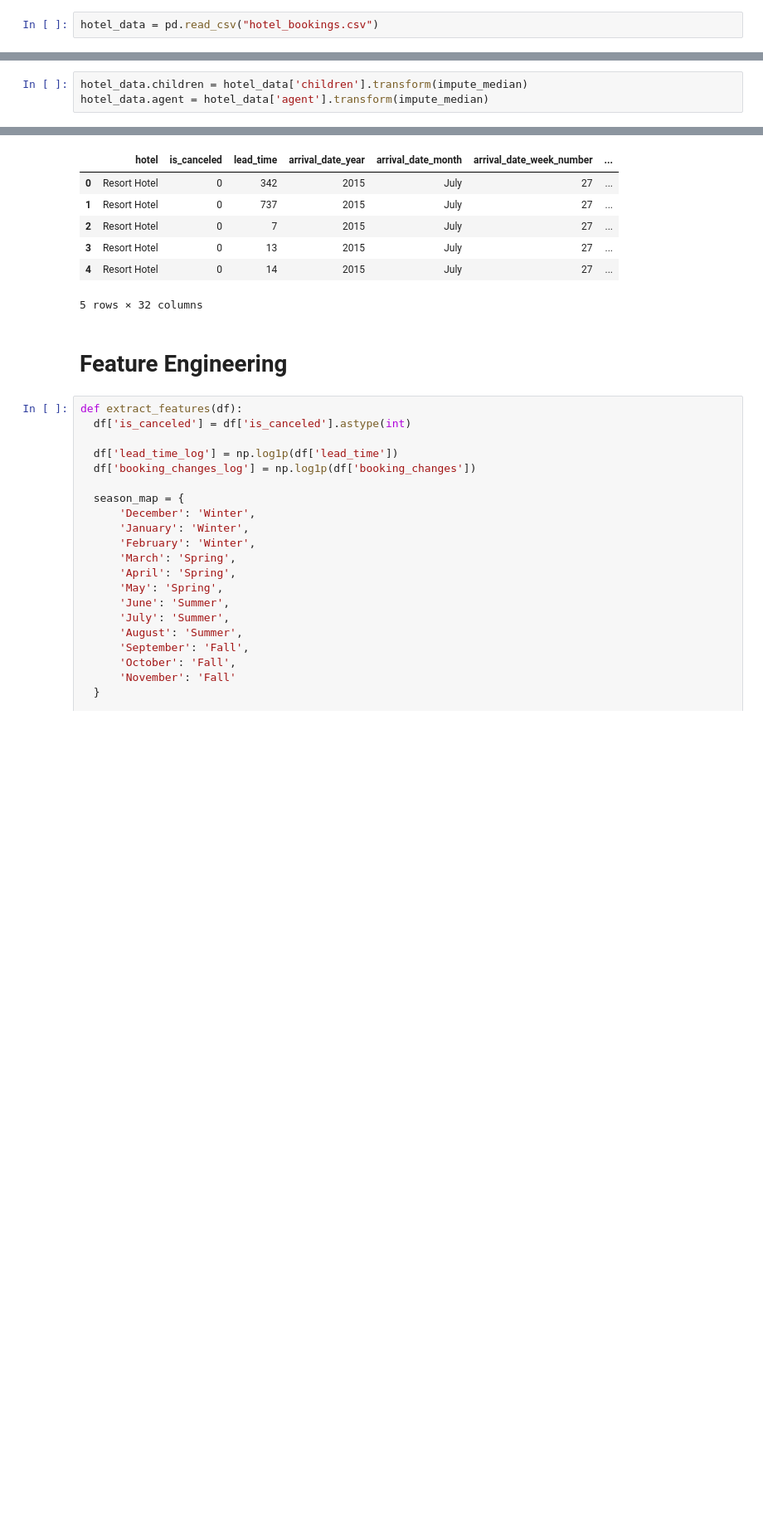
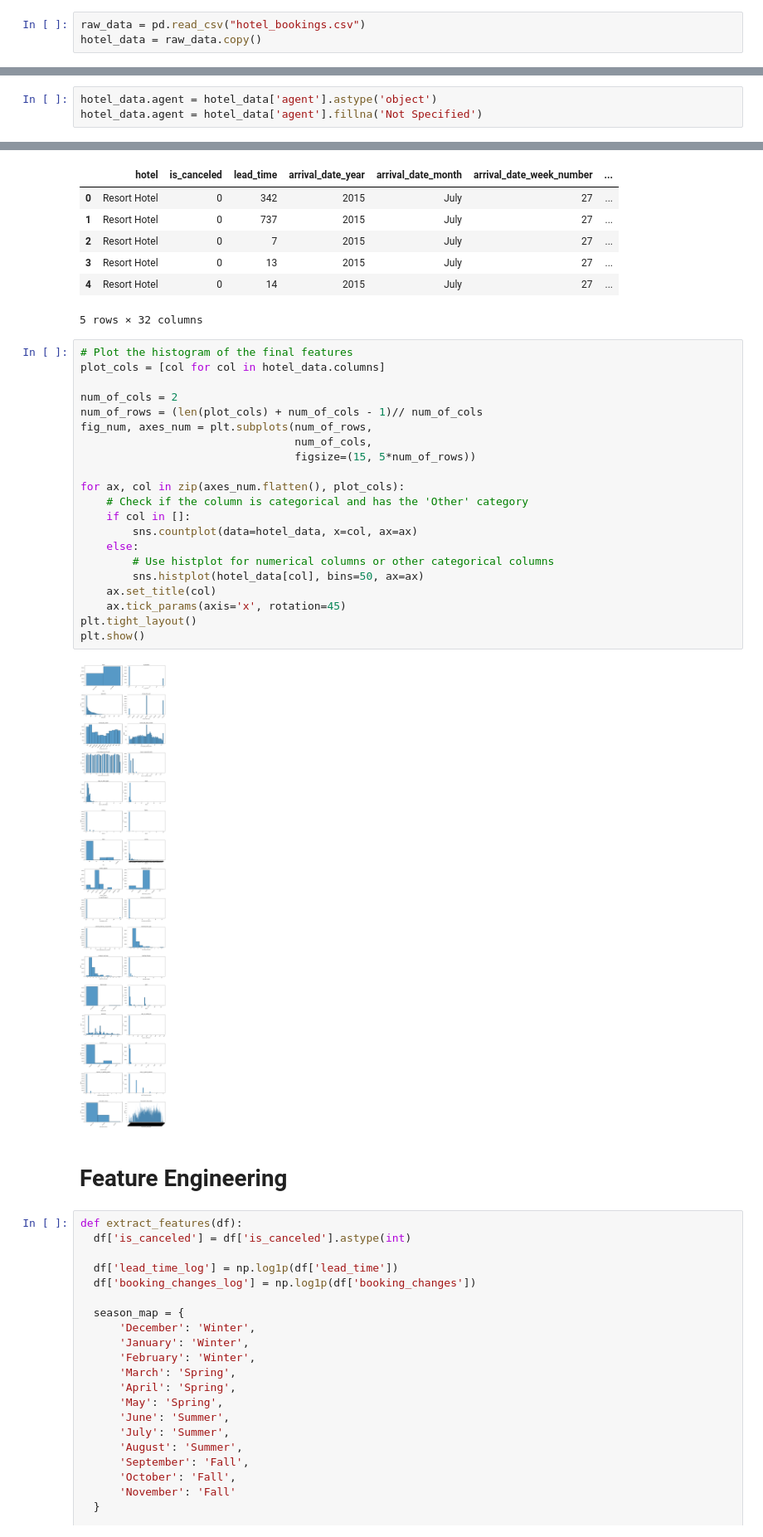
Before and after one commit to pakkei1212/SMU_AML_PROJ, a Jupyter notebook: Hotel_Bookings_EDA.ipynb, the cells around one changed output, grey strips where cells are left out. Shown at 83% size. Saved outputs shown, nothing was run; the diff lists cells and outputs as text; blank space fills up the shorter version.

```diff
--- a/Hotel_Bookings_EDA.ipynb
+++ b/Hotel_Bookings_EDA.ipynb
@@ -20,7 +20,8 @@ import seaborn as sns
 import matplotlib.pyplot as plt
 from sklearn.preprocessing import MinMaxScaler
 # %%
-hotel_data = pd.read_csv("hotel_bookings.csv")
+raw_data = pd.read_csv("hotel_bookings.csv")
+hotel_data = raw_data.copy()
 # %%
 # Print the count of each class (0 = not canceled, 1 = canceled)
 print(hotel_data['is_canceled'].value_counts())
@@ -154,6 +175,6 @@ def impute_median(series):
 # %%
-hotel_data.children = hotel_data['children'].transform(impute_median)
-hotel_data.agent = hotel_data['agent'].transform(impute_median)
+hotel_data.agent = hotel_data['agent'].astype('object')
+hotel_data.agent = hotel_data['agent'].fillna('Not Specified')
 # %%
 hotel_data.isnull().sum()
 # %% [output]
@@ -249,6 +270,29 @@ hotel_data.head()
 | 3 | Resort Hotel | 0 | 13 | 2015 | July | 27 | ... |
 | 4 | Resort Hotel | 0 | 14 | 2015 | July | 27 | ... |
 5 rows × 32 columns
+# %%
+# Plot the histogram of the final features
+plot_cols = [col for col in hotel_data.columns]
+
+num_of_cols = 2
+num_of_rows = (len(plot_cols) + num_of_cols - 1)// num_of_cols
+fig_num, axes_num = plt.subplots(num_of_rows,
+                                 num_of_cols,
+                                 figsize=(15, 5*num_of_rows))
+
+for ax, col in zip(axes_num.flatten(), plot_cols):
+    # Check if the column is categorical and has the 'Other' category
+    if col in []:
+        sns.countplot(data=hotel_data, x=col, ax=ax)
+    else:
+        # Use histplot for numerical columns or other categorical columns
+        sns.histplot(hotel_data[col], bins=50, ax=ax)
+    ax.set_title(col)
+    ax.tick_params(axis='x', rotation=45)
+plt.tight_layout()
+plt.show()
+# %% [output]
+[figure, added]
 # %% [markdown]
 # Feature Engineering
 # %%
```
Also changed, not shown: parts of 5 cells of this notebook.
